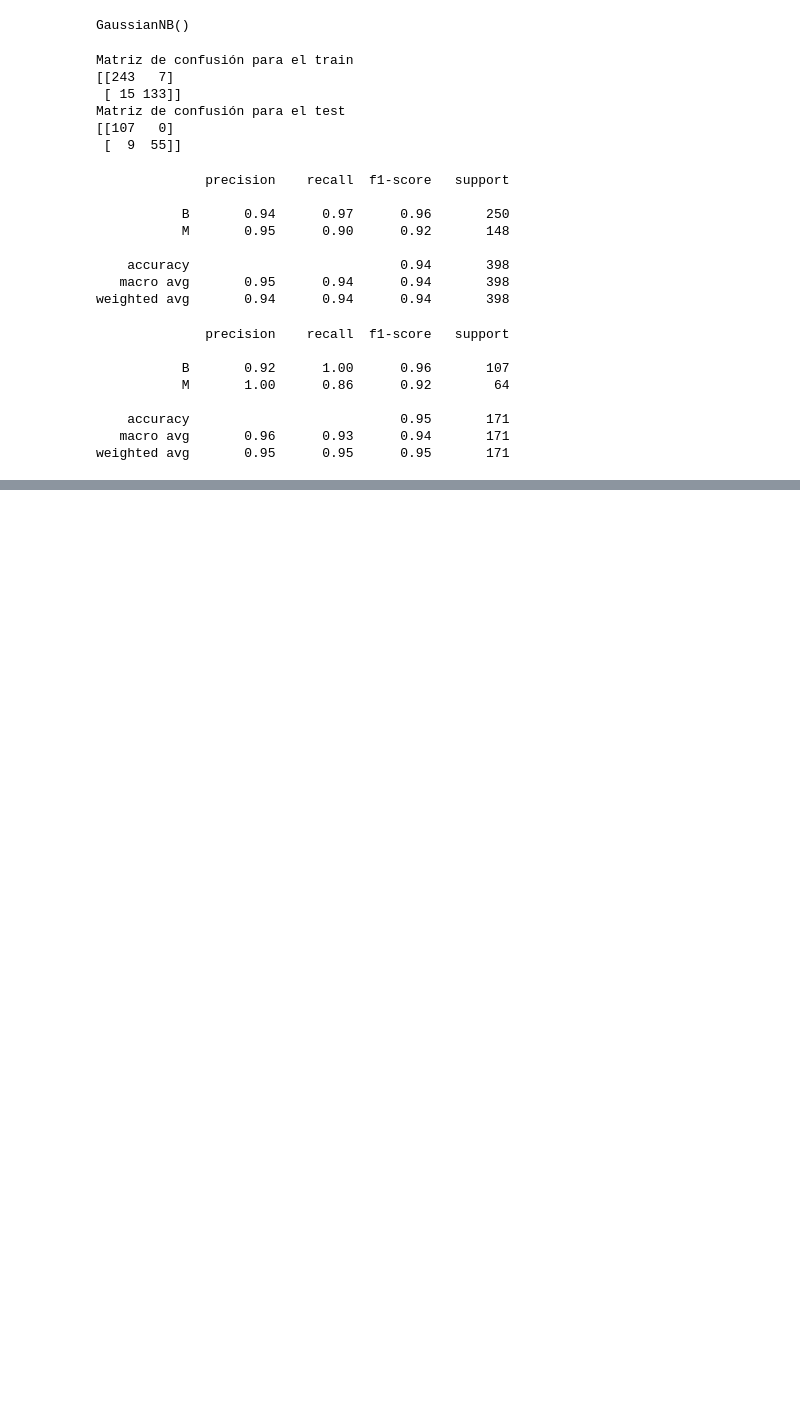
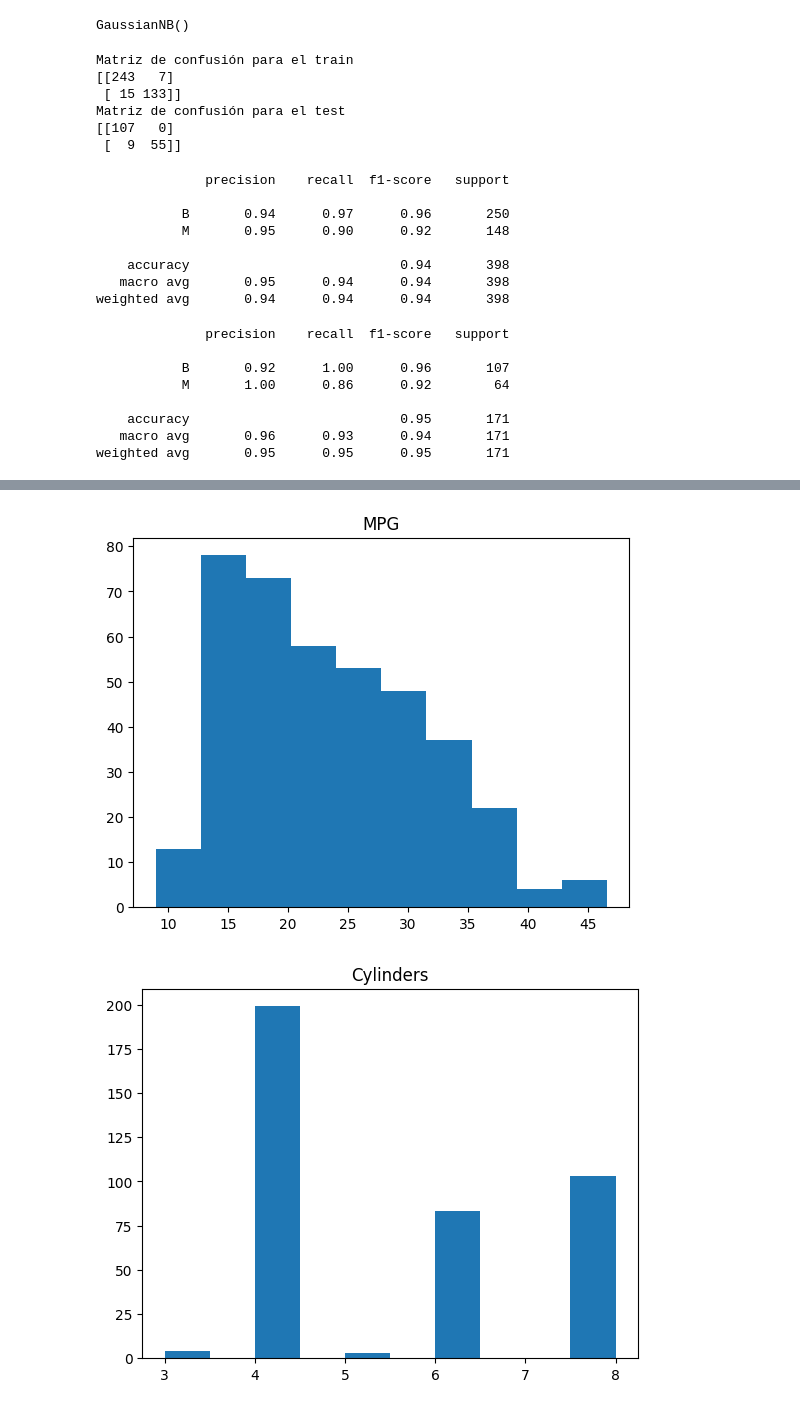
Before and after one commit to EAFIT-BI/Business-Analytics---2025-I, a Jupyter notebook: Naïve_Bayes.ipynb, the cells around one changed output, grey strips where cells are left out. Drawn from its saved outputs; the diff is of its cells as text; code cells hidden in the pictures; blank space fills up the shorter version.

```diff
--- a/Naïve_Bayes.ipynb
+++ b/Naïve_Bayes.ipynb
@@ -135,0 +207,21 @@ weighted avg       0.95      0.95      0.95       171
+# %%
+# Dadas las características de las variables aplicaremos MinMax
+import sklearn.preprocessing as preprocessing
+
+scaler = preprocessing.MinMaxScaler()
+scaler.fit(X)
+X = scaler.transform(X)
+# %%
+# Eliminaremos los datos que superen los umbrales establecidos por el
+# rango intercuartílico
+
+for i in X.columns:
+    Q1 = X[i].quantile(0.25)
+    Q3 = X[i].quantile(0.75)
+    IQR = Q3 - Q1
+    # Calculamos una máscara booleana que indica qué filas se mantienen
+    mask = (X[i] >= Q1 - 1.5 * IQR) & (X[i] <= Q3 + 1.5 * IQR)
+
+    # Filtramos X e y usando la máscara
+    X = X[mask]
+    y = y[mask.index]
@@ -135,0 +284,9 @@ weighted avg       0.95      0.95      0.95       171
+# %%
+
+column_names = ['MPG','Cylinders','Displacement','Horsepower','Weight',
+                'Acceleration', 'Model Year', 'Origin']
+dataset = pd.read_csv('/content/auto-mpg.data-original', names=column_names,
+                      na_values = "?", comment='\t',
+                      sep=" ", skipinitialspace=True)
+
+dataset.tail()
@@ -135,0 +321,3 @@ weighted avg       0.95      0.95      0.95       171
+# %%
+# Hacemos gestión de datos nulos
+dataset.dropna(inplace=True)
@@ -135,0 +327,15 @@ weighted avg       0.95      0.95      0.95       171
+# %%
+# Visualizo los histogramas para saber qué tipo de preprocesamiento aplicar
+for i in dataset.columns:
+    plt.hist(dataset[i])
+    plt.title(i)
+    plt.show()
+
+# Para MPG se puede aplicar estandarización al igual que para la aceleración (aunque esta se puede
+# dejar tal como está). Debido a la distribución de las demás, es conveniente hacer una división
+# sobre el máximo. En este caso no se hace eliminación de datos atípicos debido a que no
+# hay un criterio claro sobre una característica única para tomar la decisión de eliminar
+# los datos atípicos.
+# %% [output]
+[figure, added]
+[figure, added]
```
Also changed, not shown: parts of 13 cells of this notebook.
